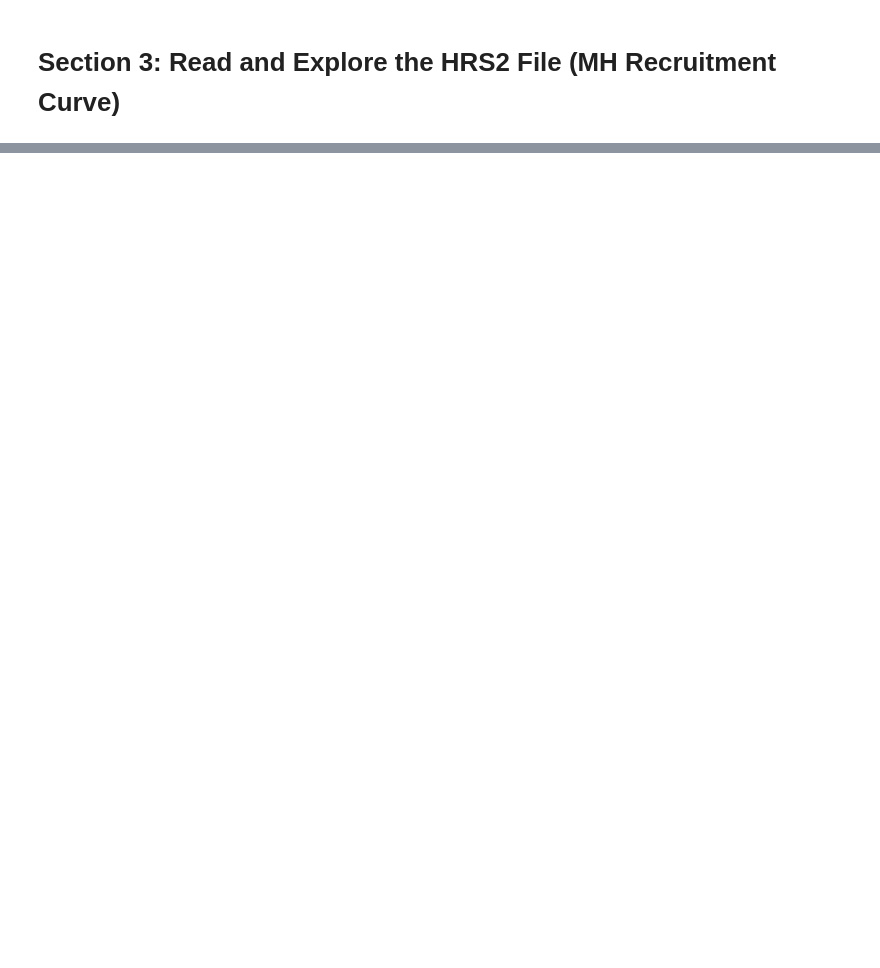
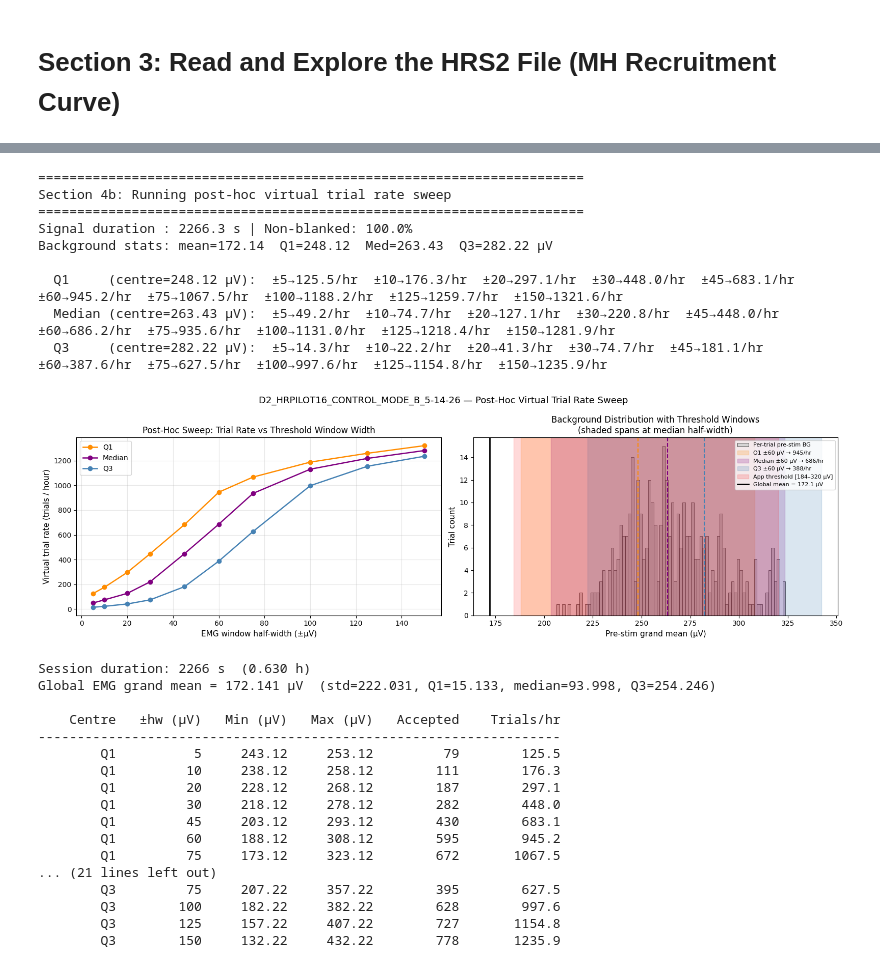
Before and after one commit to yahriels/Open-Ephys-H-Reflex-Python-Data-Analysis, a Jupyter notebook: src/open_ephys/analysis/Post_Hoc_Global_Windowing.ipynb, the cells around one changed output, grey strips where cells are left out. Drawn from its saved outputs; the diff is of its cells as text; code cells hidden in the pictures; blank space fills up the shorter version.

```diff
--- a/src/open_ephys/analysis/Post_Hoc_Global_Windowing.ipynb
+++ b/src/open_ephys/analysis/Post_Hoc_Global_Windowing.ipynb
@@ -174,0 +203,39 @@ Section 4d: Per-trial pre-stim background grand means
+# %%
+# ---- Section 4b: Virtual trial rate sweep ----
+# sweep_centres and half_widths_uv are reused by the M-H variability sweep
+# in Section 6a -- keep them consistent for Section 7 optimization.
+sweep_centres  = {'Q1': state['gm_q1'], 'Median': state['gm_med'], 'Q3': state['gm_q3']}
+half_widths_uv = [5, 10, 20, 30, 45, 60, 75, 100, 125, 150]
+
+sweep_results = run_threshold_sweep(
+    state, sweep_centres=sweep_centres, half_widths_uv=half_widths_uv,
+)
+plot_threshold_sweep(sweep_results, state, hrs2_trials, hrs2_header)
+# %% [output]
+======================================================================
+Section 4b: Running post-hoc virtual trial rate sweep
+======================================================================
+Signal duration : 2266.3 s | Non-blanked: 100.0%
+Background stats: mean=172.14  Q1=248.12  Med=263.43  Q3=282.22 µV
+
+  Q1     (centre=248.12 µV):  ±5→125.5/hr  ±10→176.3/hr  ±20→297.1/hr  ±30→448.0/hr  ±45→683.1/hr  ±60→945.2/hr  ±75→1067.5/hr  ±100→1188.2/hr  ±125→1259.7/hr  ±150→1321.6/hr
+  Median (centre=263.43 µV):  ±5→49.2/hr  ±10→74.7/hr  ±20→127.1/hr  ±30→220.8/hr  ±45→448.0/hr  ±60→686.2/hr  ±75→935.6/hr  ±100→1131.0/hr  ±125→1218.4/hr  ±150→1281.9/hr
+  Q3     (centre=282.22 µV):  ±5→14.3/hr  ±10→22.2/hr  ±20→41.3/hr  ±30→74.7/hr  ±45→181.1/hr  ±60→387.6/hr  ±75→627.5/hr  ±100→997.6/hr  ±125→1154.8/hr  ±150→1235.9/hr
+[figure, added]
+Session duration: 2266 s  (0.630 h)
+Global EMG grand mean = 172.141 µV  (std=222.031, Q1=15.133, median=93.998, Q3=254.246)
+
+    Centre   ±hw (µV)   Min (µV)   Max (µV)   Accepted    Trials/hr
+-------------------------------------------------------------------
+        Q1          5     243.12     253.12         79        125.5
+        Q1         10     238.12     258.12        111        176.3
+        Q1         20     228.12     268.12        187        297.1
+        Q1         30     218.12     278.12        282        448.0
+        Q1         45     203.12     293.12        430        683.1
+        Q1         60     188.12     308.12        595        945.2
+        Q1         75     173.12     323.12        672       1067.5
+... (21 lines left out)
+        Q3         75     207.22     357.22        395        627.5
+        Q3        100     182.22     382.22        628        997.6
+        Q3        125     157.22     407.22        727       1154.8
+        Q3        150     132.22     432.22        778       1235.9
```
Also changed, not shown: parts of 25 cells of this notebook, 10 other files.
